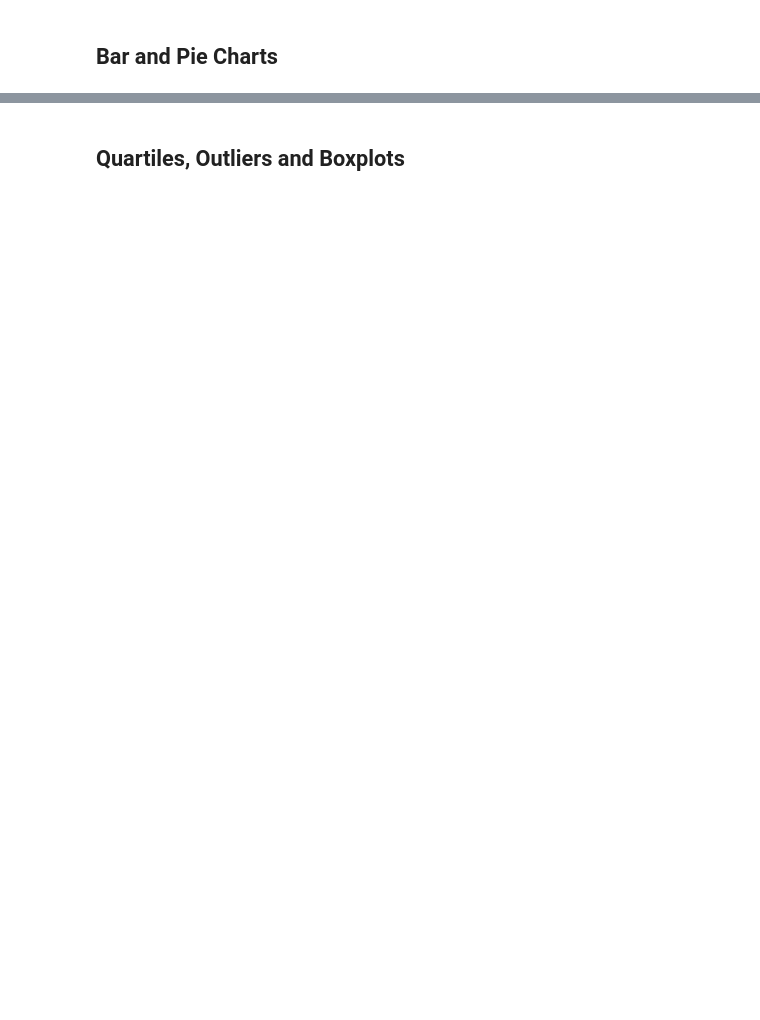
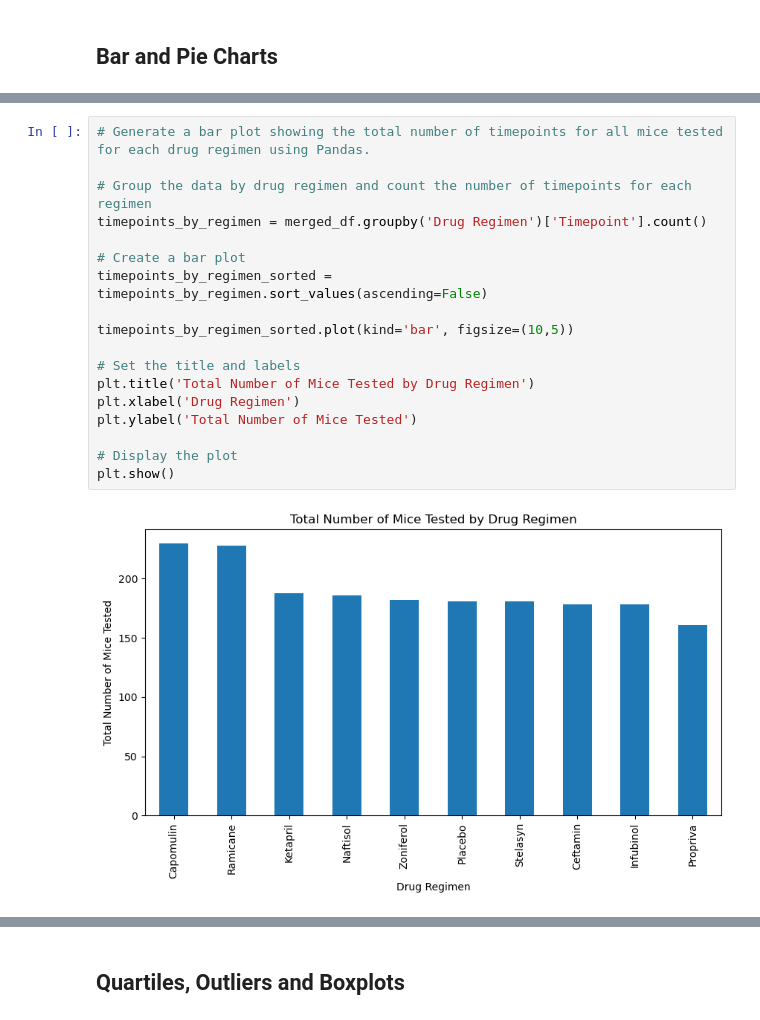
Before and after one commit to elitracewell/Mouse-Tumor-Treatment-Analysis, a Jupyter notebook: pymaceuticals_final.ipynb, the cells around one changed output, grey strips where cells are left out. Cells and saved outputs as stored; diff of their text form; blank space fills up the shorter version.

```diff
--- a/pymaceuticals_final.ipynb
+++ b/pymaceuticals_final.ipynb
@@ -138,0 +145,20 @@ NameError: name 'combined_data' is not defined
+# %%
+# Generate a bar plot showing the total number of timepoints for all mice tested for each drug regimen using Pandas.
+
+# Group the data by drug regimen and count the number of timepoints for each regimen
+timepoints_by_regimen = merged_df.groupby('Drug Regimen')['Timepoint'].count()
+
+# Create a bar plot
+timepoints_by_regimen_sorted = timepoints_by_regimen.sort_values(ascending=False)
+
+timepoints_by_regimen_sorted.plot(kind='bar', figsize=(10,5))
+
+# Set the title and labels
+plt.title('Total Number of Mice Tested by Drug Regimen')
+plt.xlabel('Drug Regimen')
+plt.ylabel('Total Number of Mice Tested')
+
+# Display the plot
+plt.show()
+# %% [output]
+[figure, added]
```
Also changed, not shown: parts of 27 cells of this notebook.
